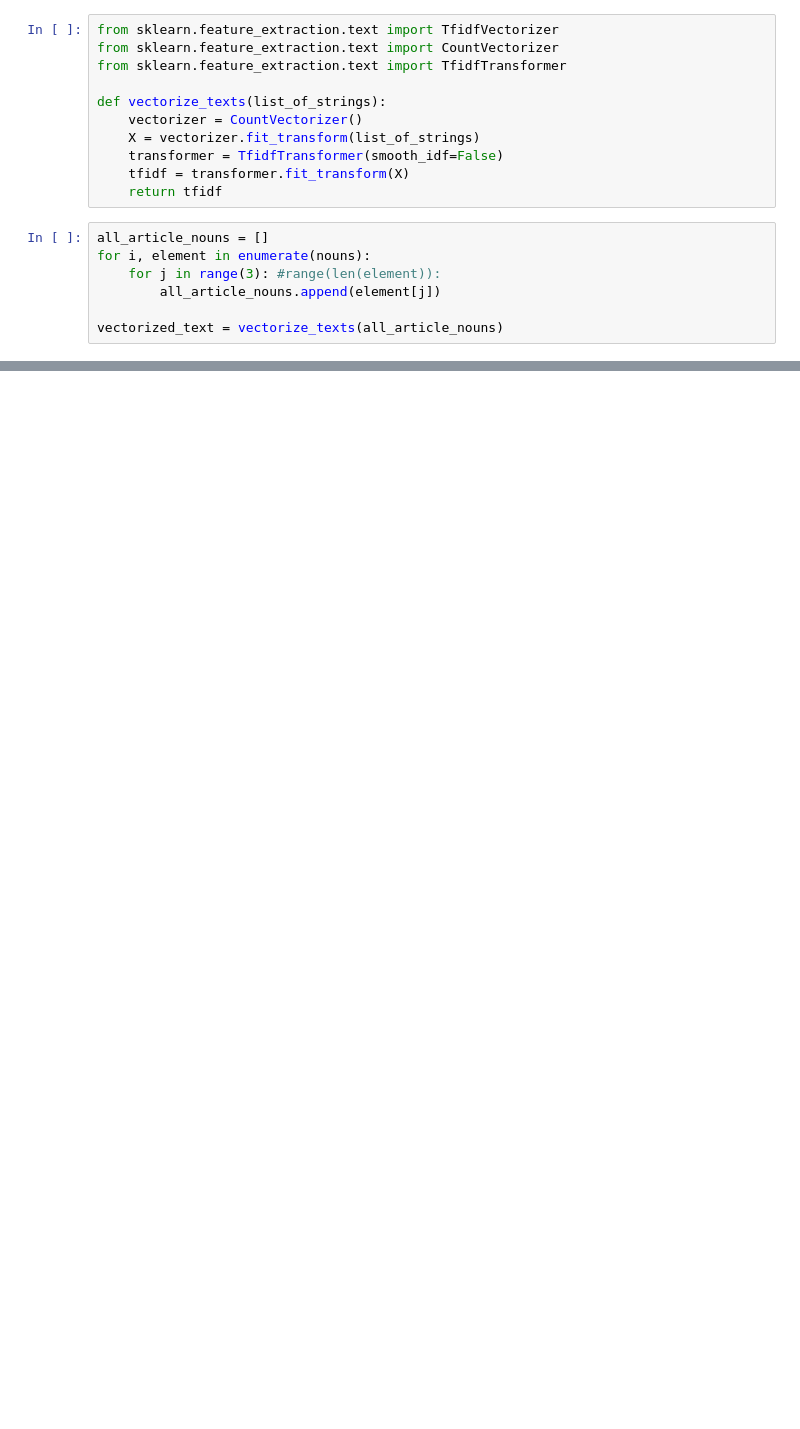
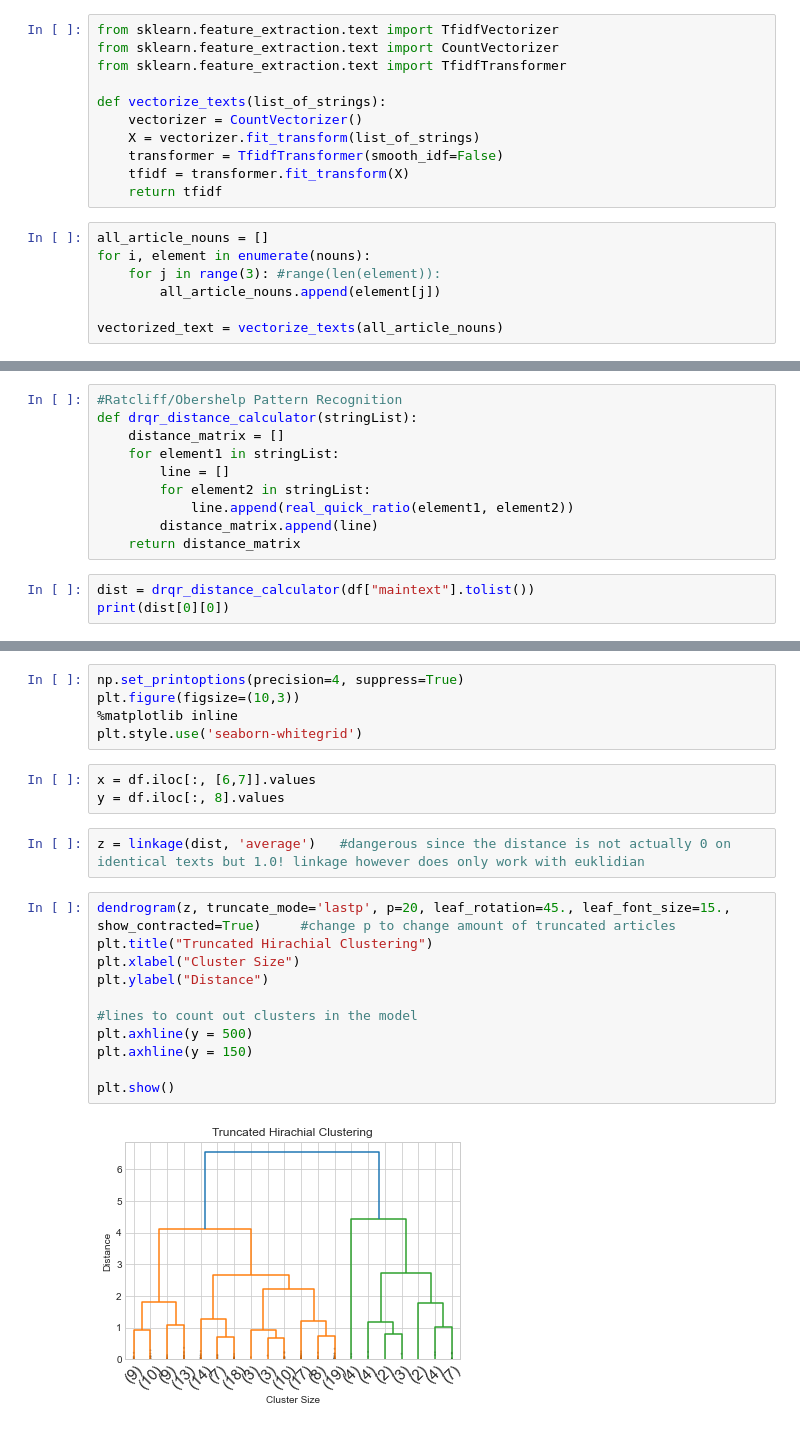
Before and after one commit to jonas-becker/automated-crawling-and-multi-level-clustering-of-news-articles, a Jupyter notebook: hierarchical_clustering.ipynb, the cells around one changed output, grey strips where cells are left out. Saved outputs shown, nothing was run; the diff lists cells and outputs as text; blank space fills up the shorter version.

Commit message:
hierachial clustering with radcliff string pattern recognition

```diff
--- a/hierarchical_clustering.ipynb
+++ b/hierarchical_clustering.ipynb
@@ -110,0 +94,13 @@ plt.show()
+# %%
+#Ratcliff/Obershelp Pattern Recognition
+def drqr_distance_calculator(stringList):
+    distance_matrix = []
+    for element1 in stringList:
+        line = []
+        for element2 in stringList:
+            line.append(real_quick_ratio(element1, element2))
+        distance_matrix.append(line)
+    return distance_matrix
+# %%
+dist = drqr_distance_calculator(df["maintext"].tolist())
+print(dist[0][0])
@@ -110,0 +123,23 @@ plt.show()
+# %%
+np.set_printoptions(precision=4, suppress=True)
+plt.figure(figsize=(10,3))
+%matplotlib inline
+plt.style.use('seaborn-whitegrid')
+# %%
+x = df.iloc[:, [6,7]].values
+y = df.iloc[:, 8].values
+# %%
+z = linkage(dist, 'average')   #dangerous since the distance is not actually 0 on identical texts but 1.0! linkage however does only work with euklidian
+# %%
+dendrogram(z, truncate_mode='lastp', p=20, leaf_rotation=45., leaf_font_size=15., show_contracted=True)     #change p to change amount of truncated articles
+plt.title("Truncated Hirachial Clustering")
+plt.xlabel("Cluster Size")
+plt.ylabel("Distance")
+
+#lines to count out clusters in the model
+plt.axhline(y = 500)
+plt.axhline(y = 150)
+
+plt.show()
+# %% [output]
+[figure, added]
```
Also changed, not shown: parts of 9 cells of this notebook.
